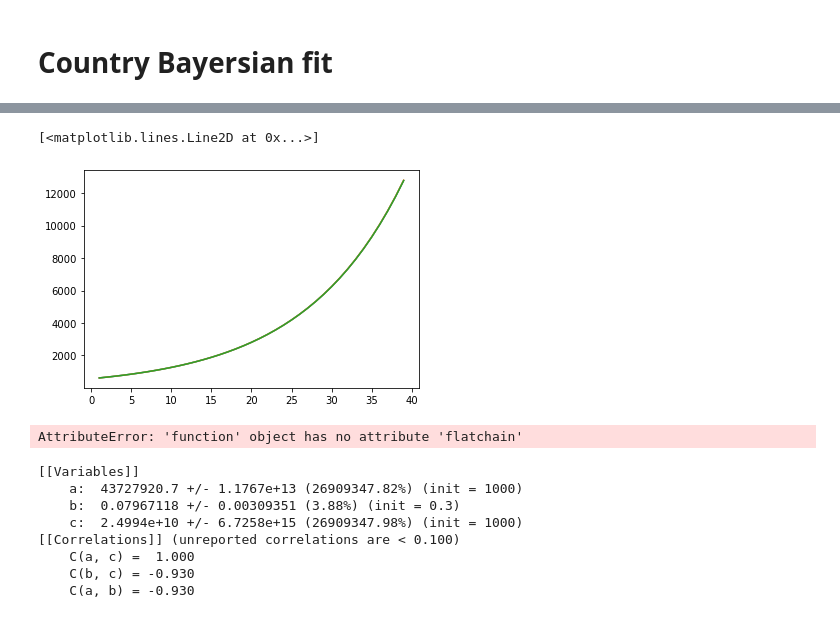
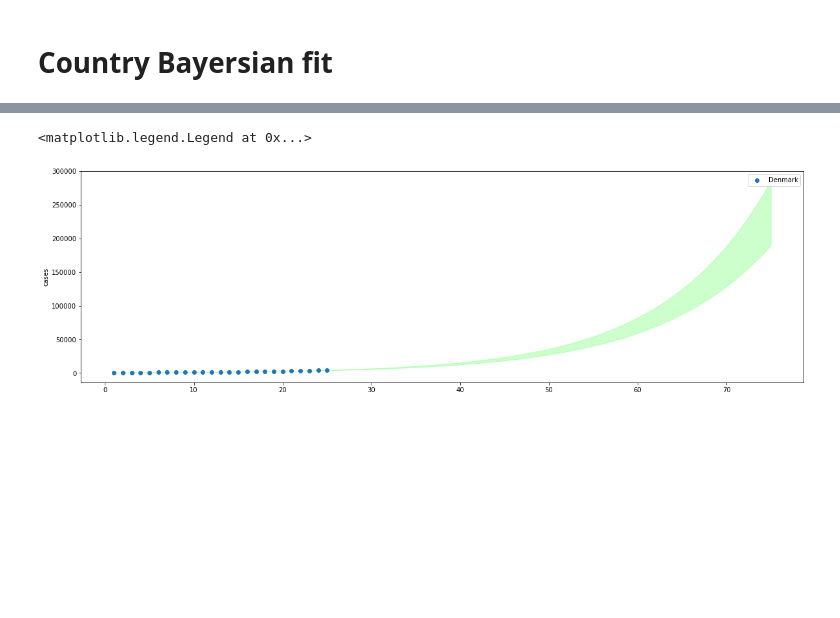
Before and after one commit to JeppeKlitgaard/COVID-19, a Jupyter notebook: COVID_data.ipynb, the cells around one changed output, grey strips where cells are left out. Drawn from its saved outputs; the diff is of its cells as text; code cells hidden in the pictures; blank space fills up the shorter version.

```diff
--- a/COVID_data.ipynb
+++ b/COVID_data.ipynb
@@ -297,22 +277,38 @@ sigma2 = 0.5 * (quantiles[4] - quantiles[0])
-# %%
-plt.plot(regression_range, model.func(regression_range, p['a'], p['b'], p['c']))
-plt.plot(regression_range, model.func(regression_range, p['a'], p['b'] + sigma1, p['c']))
-plt.plot(regression_range, model.func(regression_range, p['a'], p['b'] - sigma1, p['c']))
-# %% [output]
-[<matplotlib.lines.Line2D at 0x...>]
-[figure, removed]
-# %%
-np.percentile(result.emcee.flatchain['t1'])
-# %% [output]
-AttributeError: 'function' object has no attribute 'flatchain'
-# %%
-lmfit.report_fit(result.params)
-# %% [output]
-[[Variables]]
-    a:  43727920.7 +/- 1.1767e+13 (26909347.82%) (init = 1000)
-    b:  0.07967118 +/- 0.00309351 (3.88%) (init = 0.3)
-    c:  2.4994e+10 +/- 6.7258e+15 (26909347.98%) (init = 1000)
-[[Correlations]] (unreported correlations are < 0.100)
-    C(a, c) =  1.000
-    C(b, c) = -0.930
-    C(a, b) = -0.930
+# %%
+fig, ax = plt.subplots(figsize=(20, 6))
+#ax.set_yscale('log')
+ax.set_ylabel(label)
+sigma_n = 1
+
+# Emcee fit
+p = result_emcee.params
+color = (1.0, 0.0, 0.0)
+#plt.fill_between(regression_range, model.func(regression_range, p['a'], p['b'] + p['b'].stderr, p['c']), model.func(regression_range, p['a'], p['b'] - p['b'].stderr, p['c']), color=color, alpha=0.2)
+#plt.plot(regression_range, model.func(regression_range, p['a'], p['b'], p['c']), color=color, label='emcee fit')
+
+# Least squares fit
+p = result_leastsq.params
+color = (0.0, 1.0, 0.0)
+#plt.fill_between(regression_range, model.func(regression_range, p['a'] + p['a'].stderr, p['b'] + p['b'].stderr, p['c'] + p['c'].stderr), model.func(regression_range, p['a'] - p['a'].stderr, p['b'] - p['b'].stderr, p['c'] - p['c'].stderr), color=color, alpha=0.2)
+#plt.plot(regression_range, model.func(regression_range, p['a'], p['b'], p['c']), color=color, label='leastsq fit')
+plt.fill_between(regression_range, model.func(regression_range, p['a'] + sigma_n * p['a'].stderr, p['b'] + sigma_n * p['b'].stderr, p['c'] + sigma_n * p['c'].stderr), model.func(regression_range, p['a'] - sigma_n * p['a'].stderr, p['b'] - sigma_n * p['b'].stderr, p['c'] - sigma_n * p['c'].stderr), color=color, alpha=0.2)
+
+# Nelder fit
+p = result_nelder.params
+color = (0.0, 0.0, 1.0)
+#plt.fill_between(regression_range, model.func(regression_range, p['a'], p['b'] + p['b'].stderr, p['c']), model.func(regression_range, p['a'], p['b'] - p['b'].stderr, p['c']), alpha=0.2)
+#plt.plot(regression_range, model.func(regression_range, p['a'], p['b'], p['c']), color=color, label='Nelder fit')
+
+# Test
+p = result_emcee.params
+color = (0.0, 0.0, 0.0)
+#plt.fill_between(regression_range, model.func(regression_range, p['a'] + sigma_n * p['a'].stderr, p['b'] + sigma_n * p['b'].stderr, p['c'] + sigma_n * p['c'].stderr), model.func(regression_range, p['a'] - sigma_n * p['a'].stderr, p['b'] - sigma_n * p['b'].stderr, p['c'] - sigma_n * p['c'].stderr), color=color, alpha=0.2)
+#plt.plot(regression_range, model.func(regression_range, p['a'], p['b'], p['c']), color=color, label='test fit')
+
+
+# Actual data
+plt.scatter(rel_df['rel_day'], rel_df[label], label=f'{country}')
+plt.legend()
+# %% [output]
+<matplotlib.legend.Legend at 0x...>
+[figure, added]
```
Also changed, not shown: parts of 8 cells of this notebook, 2 other files.
